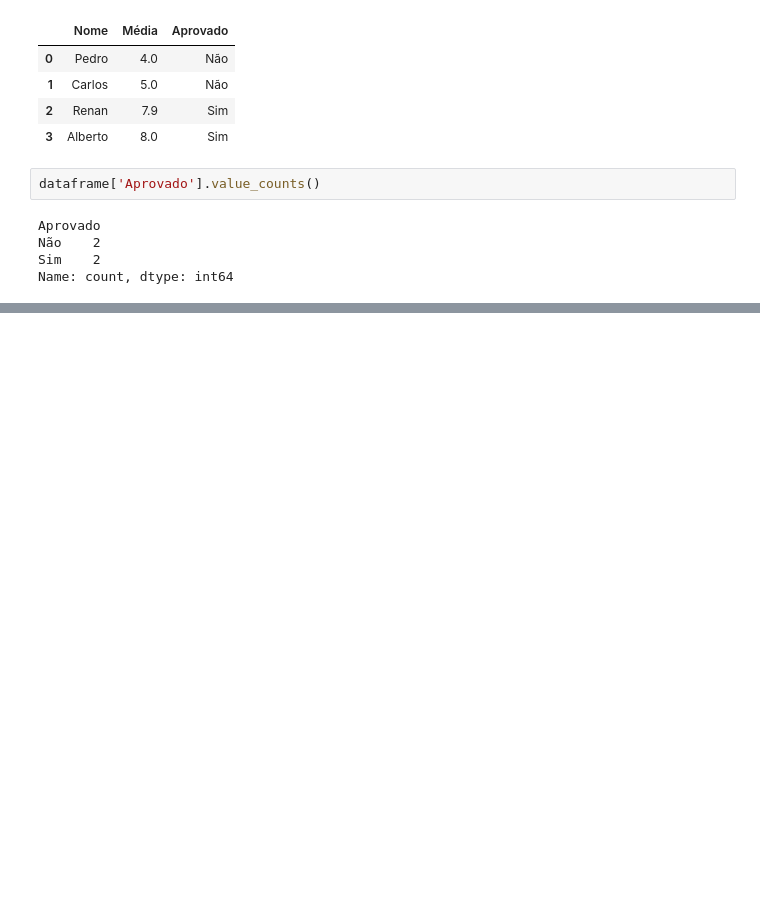
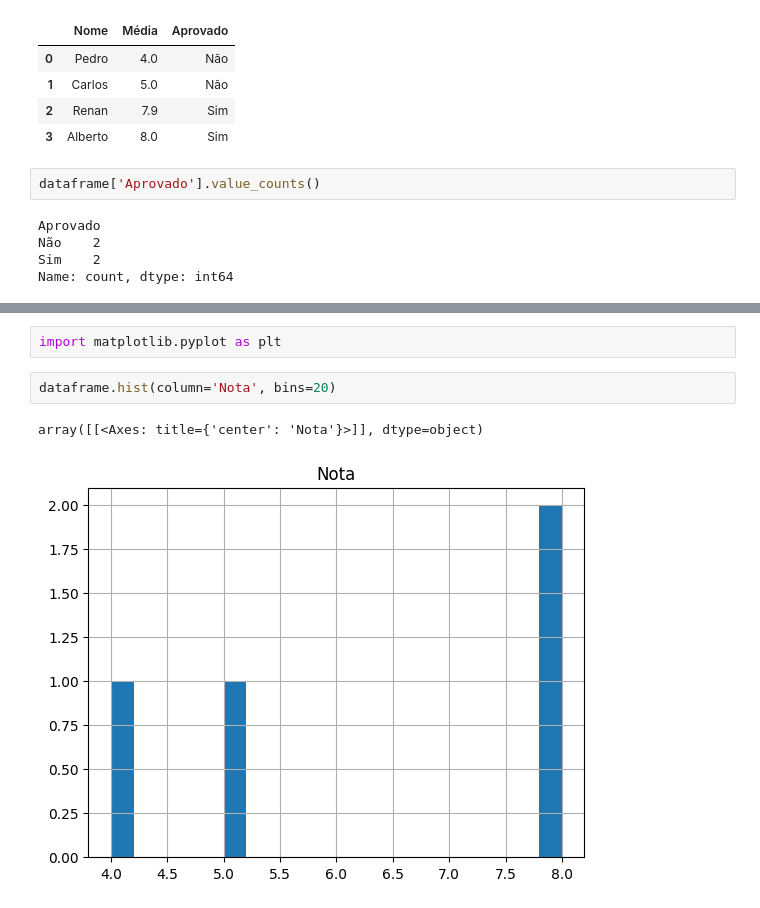
Before and after one commit to pachecowillians/machine-learning, a Jupyter notebook: pandas.ipynb, the cells around one changed output, grey strips where cells are left out. Saved outputs shown, nothing was run; the diff lists cells and outputs as text; blank space fills up the shorter version.

Commit message:
Creating plots

```diff
--- a/pandas.ipynb
+++ b/pandas.ipynb
@@ -86,0 +95,7 @@ Name: count, dtype: int64
+# %%
+import matplotlib.pyplot as plt
+# %%
+dataframe.hist(column='Nota', bins=20)
+# %% [output]
+array([[<Axes: title={'center': 'Nota'}>]], dtype=object)
+[figure, added]
```
Also changed, not shown: parts of 2 cells of this notebook.
